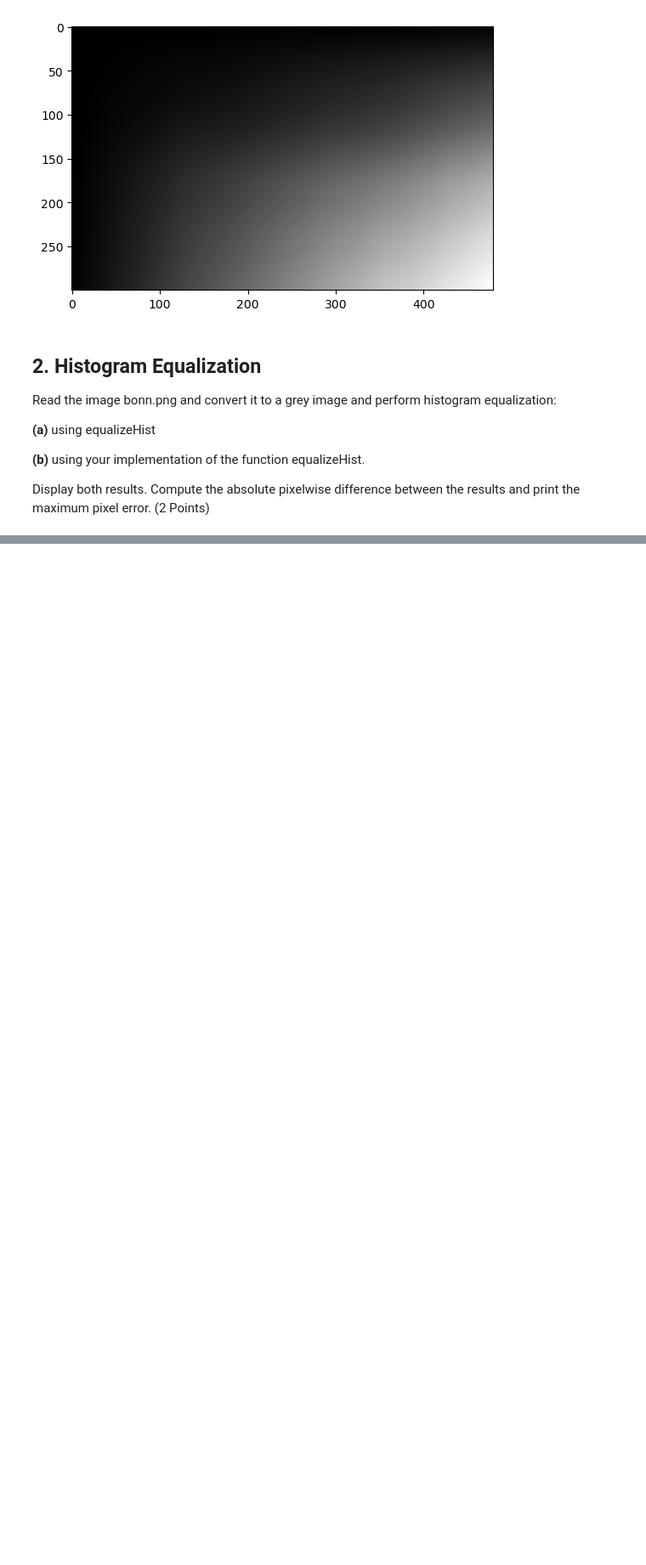
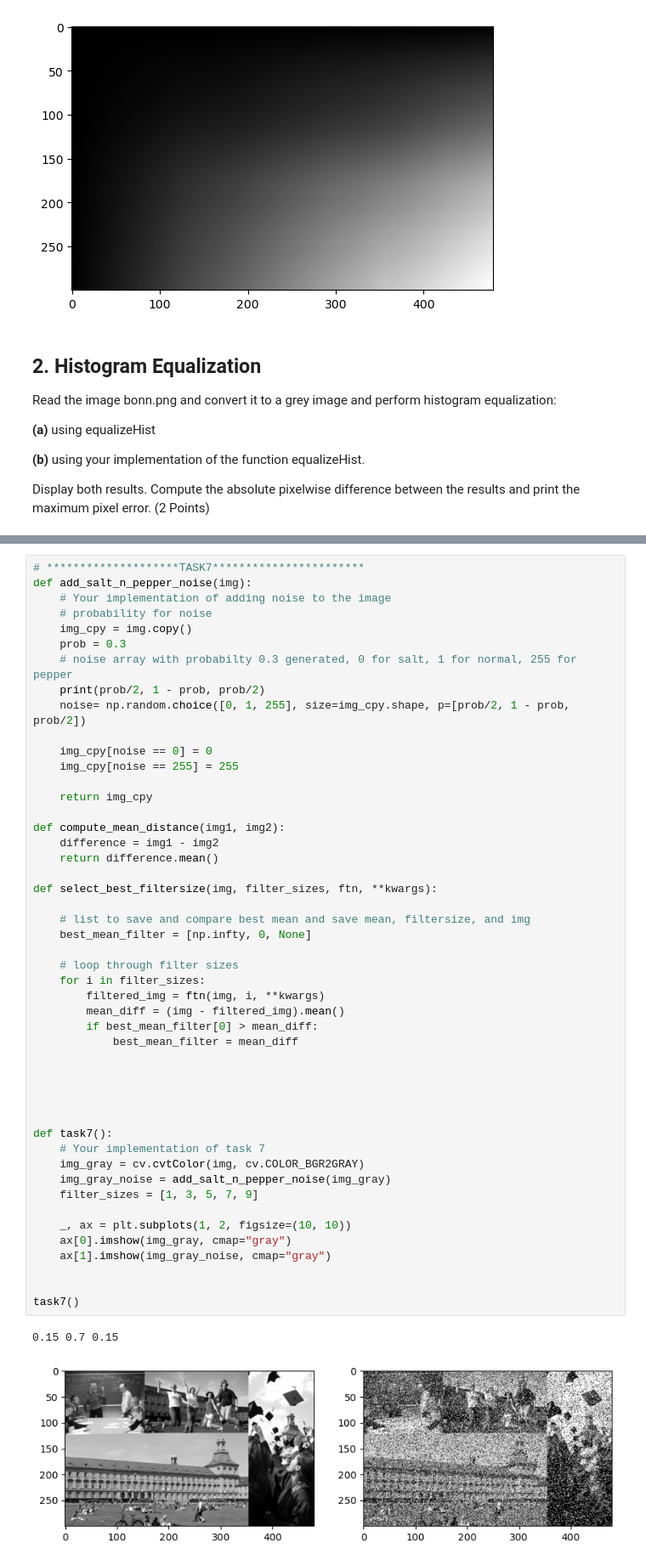
Before and after one commit to Patschwemm/CV_Course, a Jupyter notebook: Sheet01/sheet01.ipynb, the cells around one changed output, grey strips where cells are left out. Shown at 85% size. Drawn from its saved outputs; the diff is of its cells as text; blank space fills up the shorter version.

```diff
--- a/Sheet01/sheet01.ipynb
+++ b/Sheet01/sheet01.ipynb
@@ -177,0 +201,51 @@ def task8():
+# %%
+# ********************TASK7***********************
+def add_salt_n_pepper_noise(img):
+    # Your implementation of adding noise to the image
+    # probability for noise
+    img_cpy = img.copy()
+    prob = 0.3
+    # noise array with probabilty 0.3 generated, 0 for salt, 1 for normal, 255 for pepper
+    print(prob/2, 1 - prob, prob/2)
+    noise= np.random.choice([0, 1, 255], size=img_cpy.shape, p=[prob/2, 1 - prob, prob/2])
+
+    img_cpy[noise == 0] = 0
+    img_cpy[noise == 255] = 255
+
+    return img_cpy
+
+def compute_mean_distance(img1, img2):
+    difference = img1 - img2
+    return difference.mean()
+
+def select_best_filtersize(img, filter_sizes, ftn, **kwargs):
+
+    # list to save and compare best mean and save mean, filtersize, and img
+    best_mean_filter = [np.infty, 0, None]
+
+    # loop through filter sizes
+    for i in filter_sizes:
+        filtered_img = ftn(img, i, **kwargs)
+        mean_diff = (img - filtered_img).mean()
+        if best_mean_filter[0] > mean_diff:
+            best_mean_filter = mean_diff
+
+
+
+
+
+def task7():
+    # Your implementation of task 7
+    img_gray = cv.cvtColor(img, cv.COLOR_BGR2GRAY)
+    img_gray_noise = add_salt_n_pepper_noise(img_gray)
+    filter_sizes = [1, 3, 5, 7, 9]
+
+    _, ax = plt.subplots(1, 2, figsize=(10, 10))
+    ax[0].imshow(img_gray, cmap="gray")
+    ax[1].imshow(img_gray_noise, cmap="gray")
+
+
+task7()
+# %% [output]
+0.15 0.7 0.15
+[figure, added]
```
Also changed, not shown: parts of 7 cells of this notebook.
